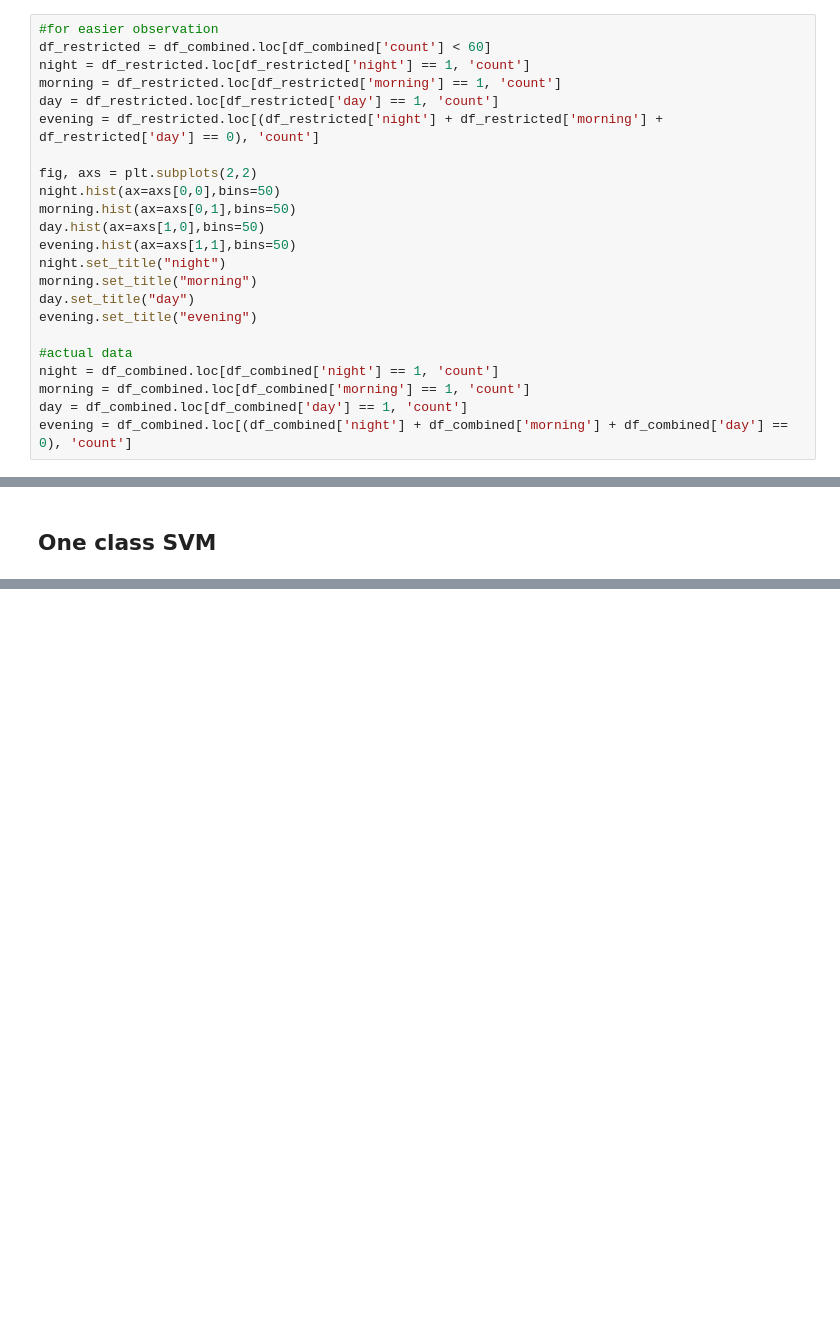
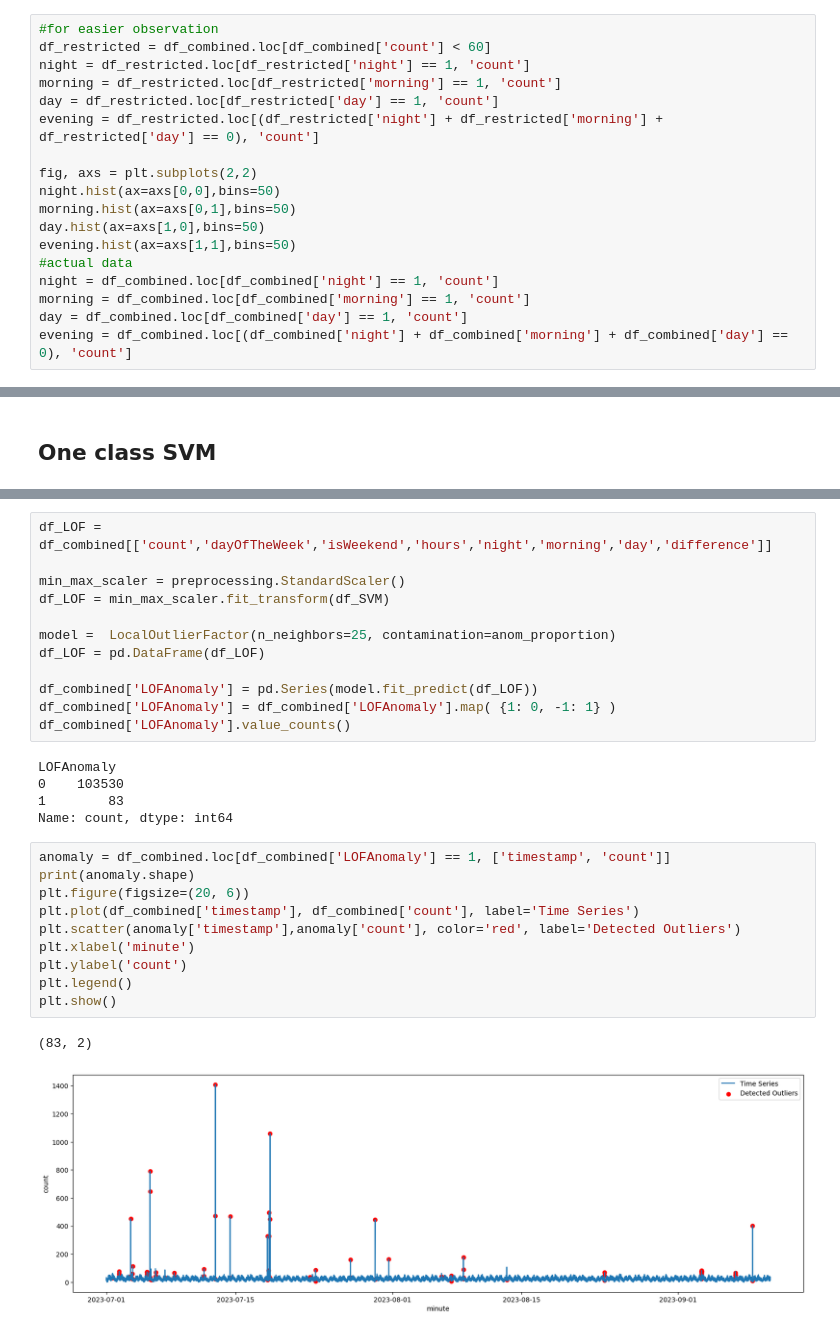
Before and after one commit to AndreyLebedinskiy/CourseProjectYear3, a Jupyter notebook: Models.ipynb, the cells around one changed output, grey strips where cells are left out. Drawn from its saved outputs; the diff is of its cells as text; blank space fills up the shorter version.

Commit message:
Added all LOF and model evaluation for unsupervised models

```diff
--- a/Models.ipynb
+++ b/Models.ipynb
@@ -184,11 +183,6 @@ night.hist(ax=axs[0,0],bins=50)
 morning.hist(ax=axs[0,1],bins=50)
 day.hist(ax=axs[1,0],bins=50)
 evening.hist(ax=axs[1,1],bins=50)
-night.set_title("night")
-morning.set_title("morning")
-day.set_title("day")
-evening.set_title("evening")
-
 #actual data
 night = df_combined.loc[df_combined['night'] == 1, 'count']
 morning = df_combined.loc[df_combined['morning'] == 1, 'count']
@@ -343,0 +309,30 @@ plt.show()
+# %%
+df_LOF =  df_combined[['count','dayOfTheWeek','isWeekend','hours','night','morning','day','difference']]
+
+min_max_scaler = preprocessing.StandardScaler()
+df_LOF = min_max_scaler.fit_transform(df_SVM)
+
+model =  LocalOutlierFactor(n_neighbors=25, contamination=anom_proportion)
+df_LOF = pd.DataFrame(df_LOF)
+
+df_combined['LOFAnomaly'] = pd.Series(model.fit_predict(df_LOF))
+df_combined['LOFAnomaly'] = df_combined['LOFAnomaly'].map( {1: 0, -1: 1} )
+df_combined['LOFAnomaly'].value_counts()
+# %% [output]
+LOFAnomaly
+0    103530
+1        83
+Name: count, dtype: int64
+# %%
+anomaly = df_combined.loc[df_combined['LOFAnomaly'] == 1, ['timestamp', 'count']]
+print(anomaly.shape)
+plt.figure(figsize=(20, 6))
+plt.plot(df_combined['timestamp'], df_combined['count'], label='Time Series')
+plt.scatter(anomaly['timestamp'],anomaly['count'], color='red', label='Detected Outliers')
+plt.xlabel('minute')
+plt.ylabel('count')
+plt.legend()
+plt.show()
+# %% [output]
+(83, 2)
+[figure, added]
```
Also changed, not shown: parts of 20 cells of this notebook.
